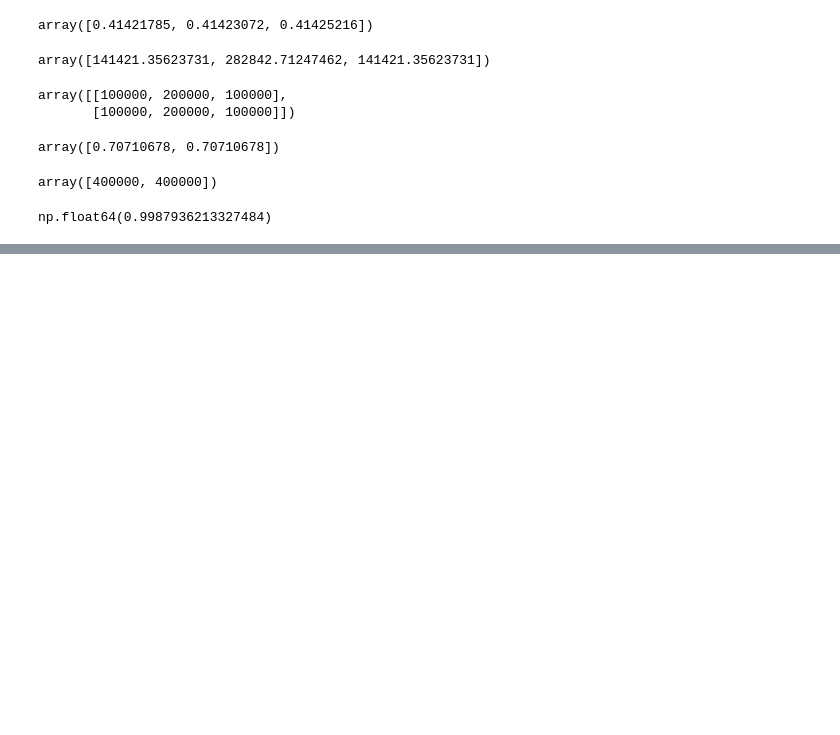
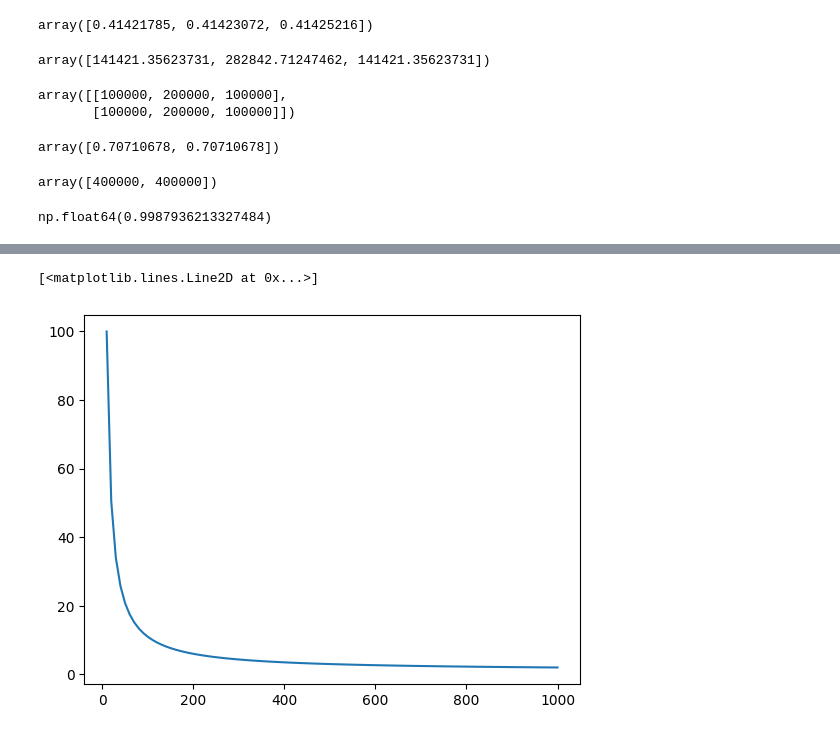
Before and after one commit to lababidi/torus-amm, a Jupyter notebook: analysis.ipynb, the cells around one changed output, grey strips where cells are left out. Saved outputs shown, nothing was run; the diff lists cells and outputs as text; code cells hidden in the pictures; blank space fills up the shorter version.

```diff
--- a/analysis.ipynb
+++ b/analysis.ipynb
@@ -126,0 +141,7 @@ np.float64(0.9987936213327484)
+# %%
+kk = 1000
+jj = np.linspace(0,1000, 100)[1:]
+plt.plot(jj, (jj+kk)/jj)
+# %% [output]
+[<matplotlib.lines.Line2D at 0x...>]
+[figure, added]
```
Also changed, not shown: parts of 3 cells of this notebook.
